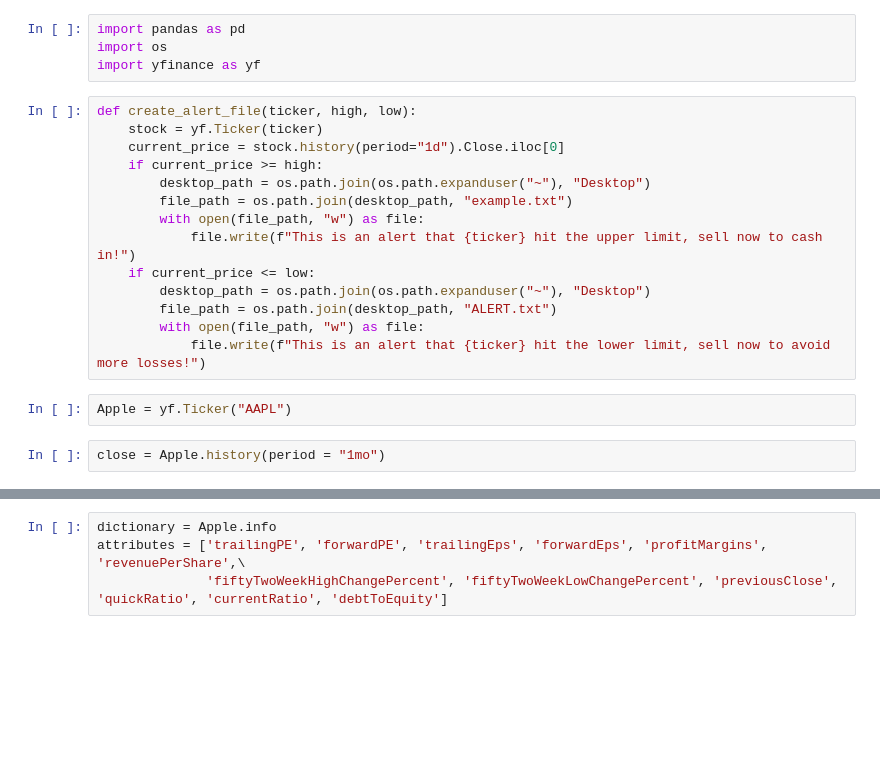
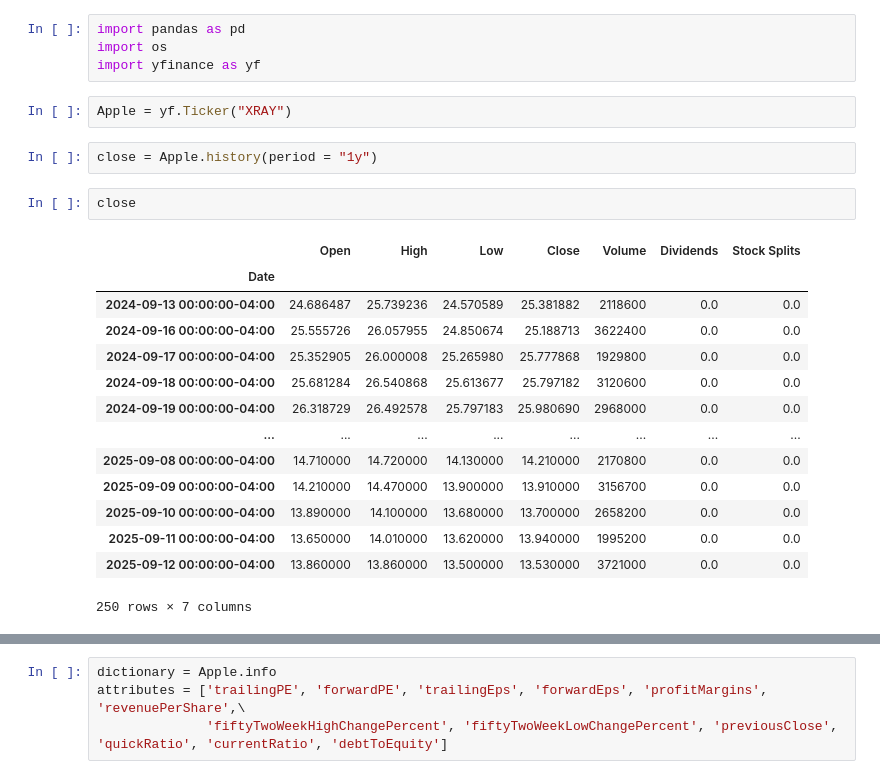
Before and after one commit to wherrickjr1/stock_predictions_project, a Jupyter notebook: stock_script2.ipynb, the cells around one changed output, grey strips where cells are left out. Drawn from its saved outputs; the diff is of its cells as text; blank space fills up the shorter version.

```diff
--- a/stock_script2.ipynb
+++ b/stock_script2.ipynb
@@ -2,21 +2,24 @@
 import pandas as pd
 import os
 import yfinance as yf
-# %%
-def create_alert_file(ticker, high, low):
-    stock = yf.Ticker(ticker)
-    current_price = stock.history(period="1d").Close.iloc[0]
-    if current_price >= high:
-        desktop_path = os.path.join(os.path.expanduser("~"), "Desktop")
-        file_path = os.path.join(desktop_path, "example.txt")
-        with open(file_path, "w") as file:
-            file.write(f"This is an alert that {ticker} hit the upper limit, sell now to cash in!")
-    if current_price <= low:
-        desktop_path = os.path.join(os.path.expanduser("~"), "Desktop")
-        file_path = os.path.join(desktop_path, "ALERT.txt")
-        with open(file_path, "w") as file:
-            file.write(f"This is an alert that {ticker} hit the lower limit, sell now to avoid more losses!")
 # %%
-Apple = yf.Ticker("AAPL")
+Apple = yf.Ticker("XRAY")
 # %%
-close = Apple.history(period = "1mo")
+close = Apple.history(period = "1y")
+# %%
+close
+# %% [output]
+|  | Open | High | Low | Close | Volume | Dividends | Stock Splits |
+| Date |  |  |  |  |  |  |  |
+| 2024-09-13 00:00:00-04:00 | 24.686487 | 25.739236 | 24.570589 | 25.381882 | 2118600 | 0.0 | 0.0 |
+| 2024-09-16 00:00:00-04:00 | 25.555726 | 26.057955 | 24.850674 | 25.188713 | 3622400 | 0.0 | 0.0 |
+| 2024-09-17 00:00:00-04:00 | 25.352905 | 26.000008 | 25.265980 | 25.777868 | 1929800 | 0.0 | 0.0 |
+| 2024-09-18 00:00:00-04:00 | 25.681284 | 26.540868 | 25.613677 | 25.797182 | 3120600 | 0.0 | 0.0 |
+| 2024-09-19 00:00:00-04:00 | 26.318729 | 26.492578 | 25.797183 | 25.980690 | 2968000 | 0.0 | 0.0 |
+| ... | ... | ... | ... | ... | ... | ... | ... |
+| 2025-09-08 00:00:00-04:00 | 14.710000 | 14.720000 | 14.130000 | 14.210000 | 2170800 | 0.0 | 0.0 |
+| 2025-09-09 00:00:00-04:00 | 14.210000 | 14.470000 | 13.900000 | 13.910000 | 3156700 | 0.0 | 0.0 |
+| 2025-09-10 00:00:00-04:00 | 13.890000 | 14.100000 | 13.680000 | 13.700000 | 2658200 | 0.0 | 0.0 |
+| 2025-09-11 00:00:00-04:00 | 13.650000 | 14.010000 | 13.620000 | 13.940000 | 1995200 | 0.0 | 0.0 |
+| 2025-09-12 00:00:00-04:00 | 13.860000 | 13.860000 | 13.500000 | 13.530000 | 3721000 | 0.0 | 0.0 |
+250 rows × 7 columns
```
Also changed, not shown: parts of 45 cells of this notebook, 3 other files.
